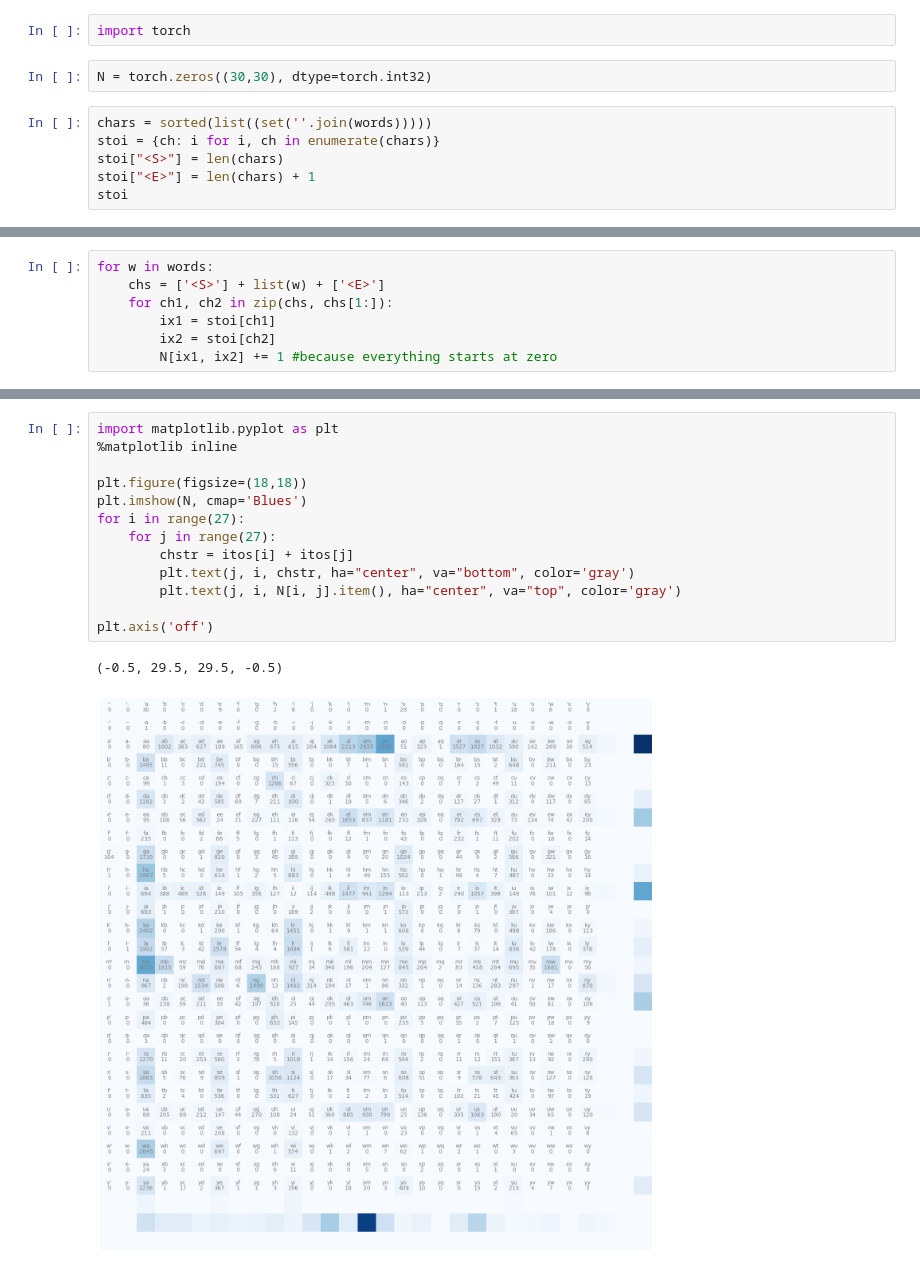
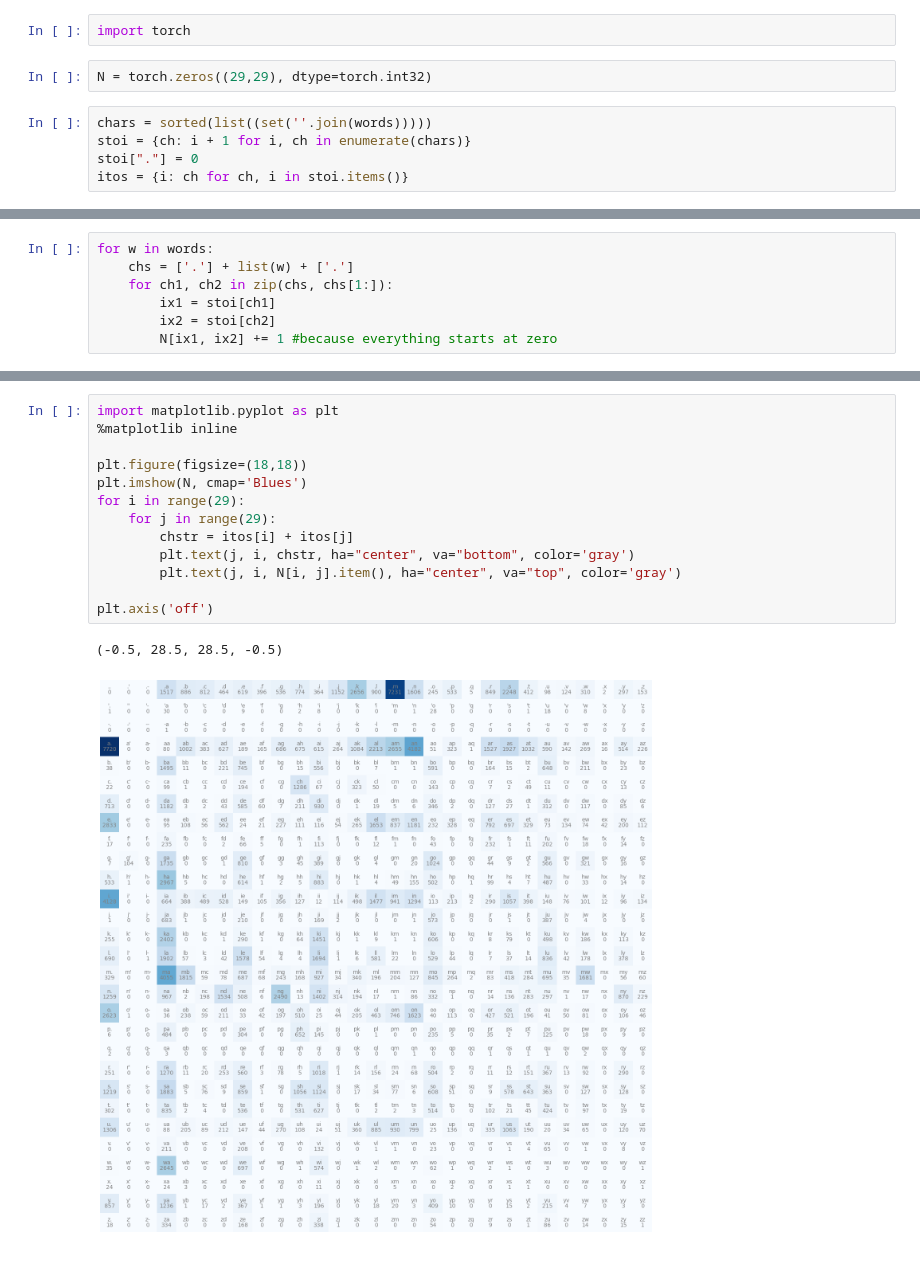
Before and after one commit to Bulalu/neural-networks-practice, a Jupyter notebook: makemore.ipynb, the cells around one changed output, grey strips where cells are left out. Drawn from its saved outputs; the diff is of its cells as text.

```diff
--- a/makemore.ipynb
+++ b/makemore.ipynb
@@ -41,10 +41,9 @@ sorted_bihs = sorted(b.items(), key=lambda x: -x[1])
 # %%
 import torch
 # %%
-N = torch.zeros((30,30), dtype=torch.int32)
+N = torch.zeros((29,29), dtype=torch.int32)
 # %%
 chars = sorted(list((set(''.join(words)))))
-stoi = {ch: i for i, ch in enumerate(chars)}
-stoi["<S>"] = len(chars)
-stoi["<E>"] = len(chars) + 1
-stoi
+stoi = {ch: i + 1 for i, ch in enumerate(chars)}
+stoi["."] = 0
+itos = {i: ch for ch, i in stoi.items()}
@@ -69,6 +70,6 @@ stoi
 # %%
 for w in words:
-    chs = ['<S>'] + list(w) + ['<E>']
+    chs = ['.'] + list(w) + ['.']
     for ch1, ch2 in zip(chs, chs[1:]):
         ix1 = stoi[ch1]
         ix2 = stoi[ch2]
@@ -96,16 +77,16 @@ itos = {i: ch for ch, i in stoi.items()}
 # %%
 import matplotlib.pyplot as plt
 %matplotlib inline
 
 plt.figure(figsize=(18,18))
 plt.imshow(N, cmap='Blues')
-for i in range(27):
-    for j in range(27):
+for i in range(29):
+    for j in range(29):
         chstr = itos[i] + itos[j]
         plt.text(j, i, chstr, ha="center", va="bottom", color='gray')
         plt.text(j, i, N[i, j].item(), ha="center", va="top", color='gray')
 
 plt.axis('off')
 # %% [output]
-(-0.5, 29.5, 29.5, -0.5)
+(-0.5, 28.5, 28.5, -0.5)
-[figure, old version]
+[figure, new version]
```
Also changed, not shown: parts of 14 cells of this notebook.
